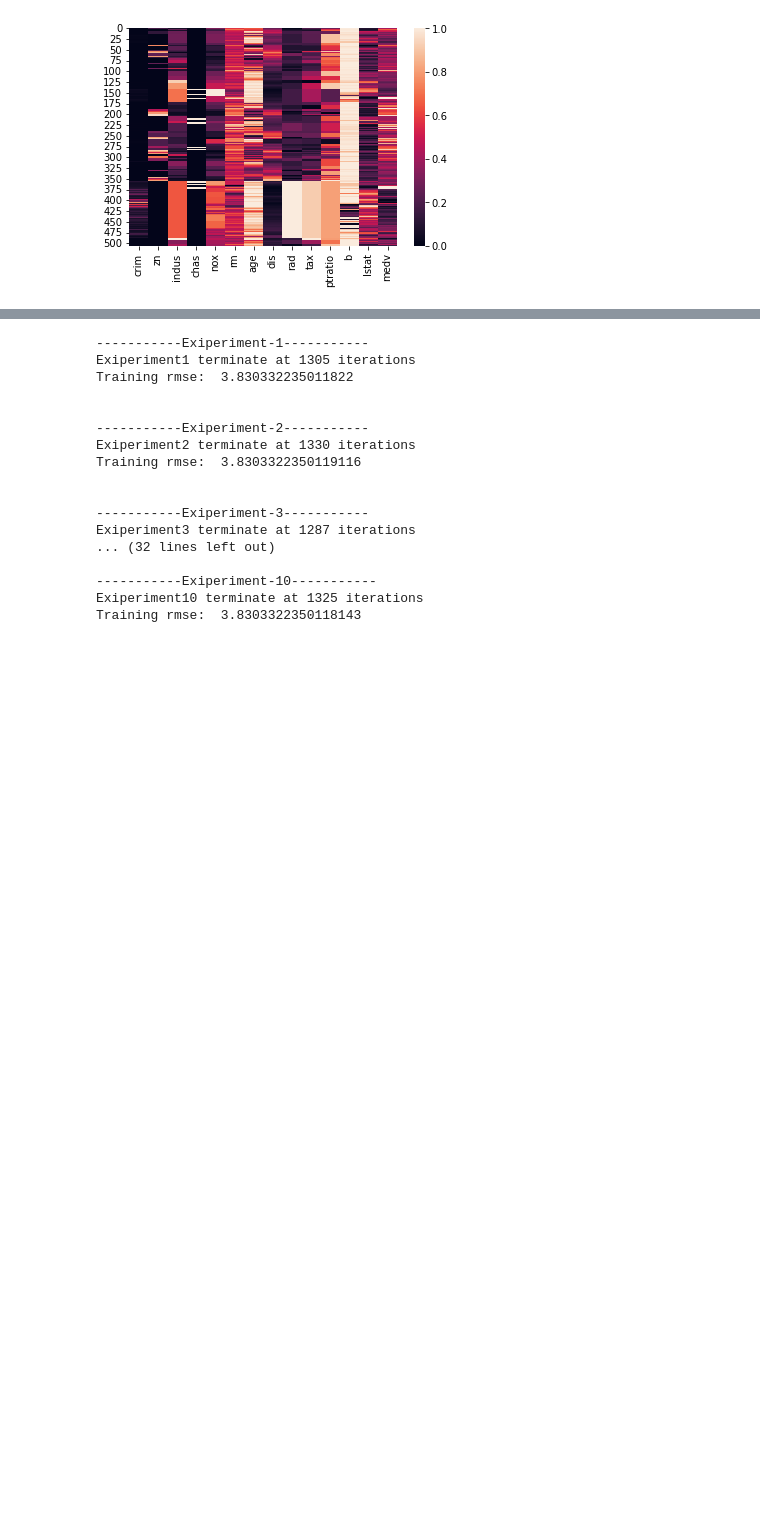
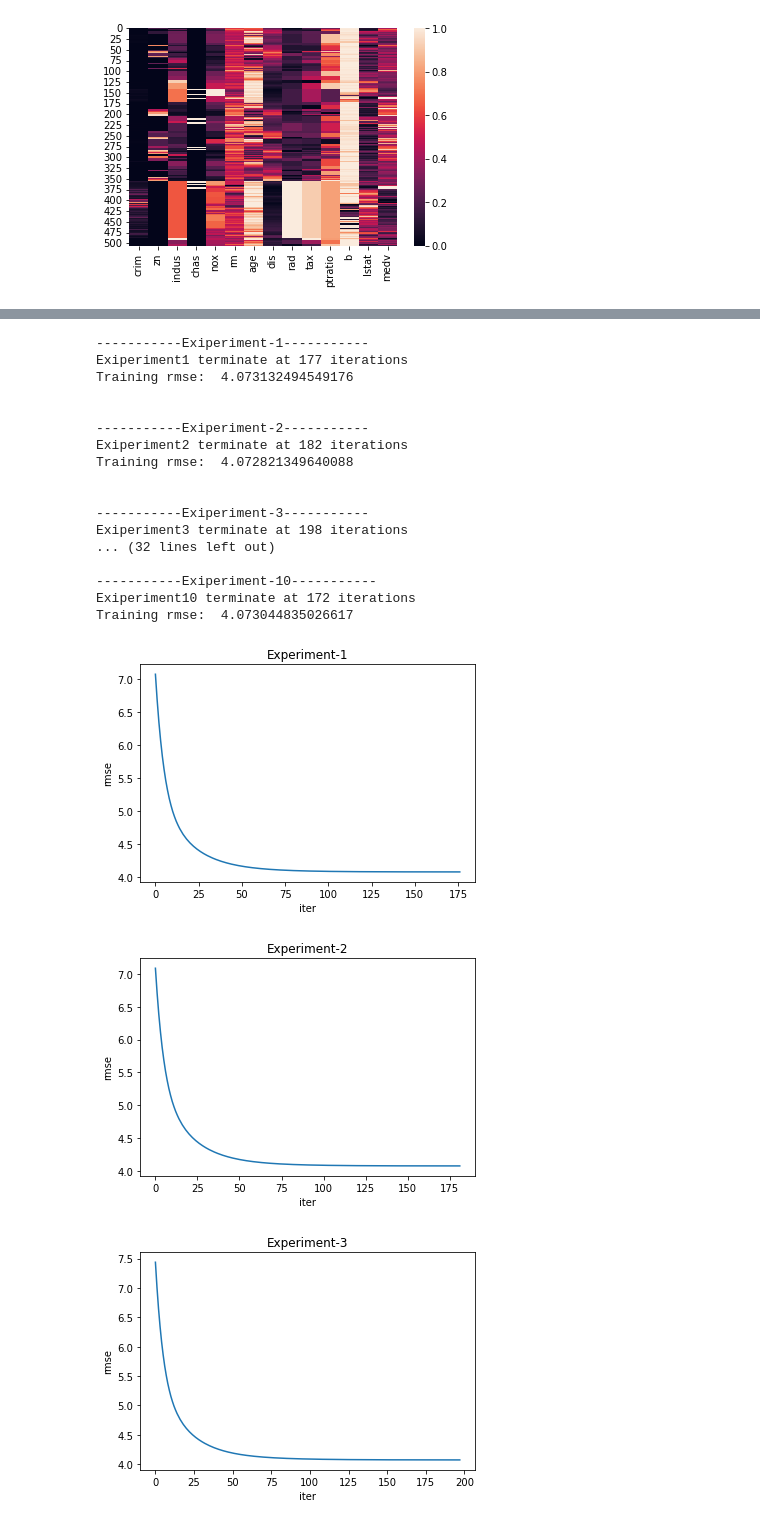
Before and after one commit to Zod-L/DDA3020-Assignment, a Jupyter notebook: Assignment1/code.ipynb, the cells around one changed output, grey strips where cells are left out. Cells and saved outputs as stored; diff of their text form; code cells hidden in the pictures; blank space fills up the shorter version.

```diff
--- a/Assignment1/code.ipynb
+++ b/Assignment1/code.ipynb
@@ -77,42 +82,41 @@ def split_data(X, Y):
 # %%
 # Loss function
 def j(w, X, Y, lamb):
-    res = 0.5 * np.square(X @ w - Y).sum().item() / X.shape[0] + 0.5 * (lamb * w.transpose() @ w).item()
+    res = 0.5 * np.square(X @ w - Y).sum().item() / X.shape[0] + 0.5 * (lamb * w.transpose() @ w).item() / w.shape[0]
     return res
 
 #Caculate gradient
 def calc_grad(w, X, Y, lamb):
     w_bar = w.copy()
     w_bar[0, 0] = 0
-    return X.transpose() @ (X@w - Y) / X.shape[0] + lamb*w_bar
+    return X.transpose() @ (X@w - Y) / X.shape[0] + lamb*w_bar / w_bar.shape[0]
 #Backtracking
 def backtrack(w, X, Y, grad, sigma, gama, lamb):
     res = 1
     while True:
-        #print(j(w-res*grad, X, Y, lamb) - j(w, X, Y, lamb))
         if j(w-res*grad, X, Y, lamb) - j(w, X, Y, lamb) <= (gama * res * grad.transpose() @ (-grad)).item():
             return res
         res *= sigma
 
 #Judge terminate
-def terminate(grad, threshold):
-    return np.linalg.norm(grad) < threshold
+def terminate(loss, prev, threshold):
+    return np.linalg.norm(loss - prev) < threshold
 
 #Gradient descend
 def fit(X, Y, lamb, sigma, gama, threshold):
     w = np.random.randn(X.shape[1], 1)
     loss_step = []
     i = 0
+    prev = -1000
     while True:
         grad = calc_grad(w, X, Y, lamb)
-
-        if terminate(grad, threshold):
-            return w, loss_step
-
         step = backtrack(w, X, Y, grad, sigma, gama, lamb)
         w -= step * grad
         loss = j(w, X, Y, lamb)
         loss_step.append(np.sqrt(loss))
+        if terminate(loss, prev, threshold):
+            return w, loss_step
+        prev = loss
         i+=1
 # %%
 # Training
@@ -131,7 +135,7 @@ train_X, train_Y, test_X, test_Y = split_data(X, Y)
 
 
 #Setting parameters
-lamb=0
+lamb=0.01
 sigma=0.5
 gama=0.1
 threshold=1e-6
@@ -139,38 +143,41 @@ for i in range(10):
     print(f"-----------Exiperiment-{i+1}-----------")
     w, loss_step = train(train_X, train_Y, lamb=lamb, sigma=sigma, gama=gama, threshold=threshold)
     print(f"Exiperiment{i+1} terminate at {len(loss_step)} iterations")
     print("Training rmse: ", loss_step[-1])
     print()
     print()
     loss_step = np.array(loss_step)[:, np.newaxis]
     loss_step = np.concatenate((np.arange(loss_step.shape[0])[:, np.newaxis], loss_step), axis=1)
     loss_step = pd.DataFrame(data=loss_step,columns=["iter", "rmse"])
     loss_steps.append(loss_step)
-    rmses.append(test(w, train_X, train_Y))
+    rmses.append(test(w, test_X, test_Y))
 
 for i in range(10):
     sb.lineplot(data=loss_steps[i], x="iter", y="rmse").set(title=f'Experiment-{i+1}')
     plt.show()
 
 for i in range(10):
     print(f"Experiment{i+1} test rmse: {rmses[i]}")
 
 print(f"Mean test rmse: {sum(rmses) / len(rmses)}")
 # %% [output]
 -----------Exiperiment-1-----------
-Exiperiment1 terminate at 1305 iterations
-Training rmse:  3.830332235011822
+Exiperiment1 terminate at 177 iterations
+Training rmse:  4.073132494549176
 
 
 -----------Exiperiment-2-----------
-Exiperiment2 terminate at 1330 iterations
-Training rmse:  3.8303322350119116
+Exiperiment2 terminate at 182 iterations
+Training rmse:  4.072821349640088
 
 
 -----------Exiperiment-3-----------
-Exiperiment3 terminate at 1287 iterations
+Exiperiment3 terminate at 198 iterations
 ... (32 lines left out)
 
 -----------Exiperiment-10-----------
-Exiperiment10 terminate at 1325 iterations
-Training rmse:  3.8303322350118143
+Exiperiment10 terminate at 172 iterations
+Training rmse:  4.073044835026617
+[figure, added]
+[figure, added]
+[figure, added]
```
Also changed, not shown: parts of 3 cells of this notebook, 12 other files.
